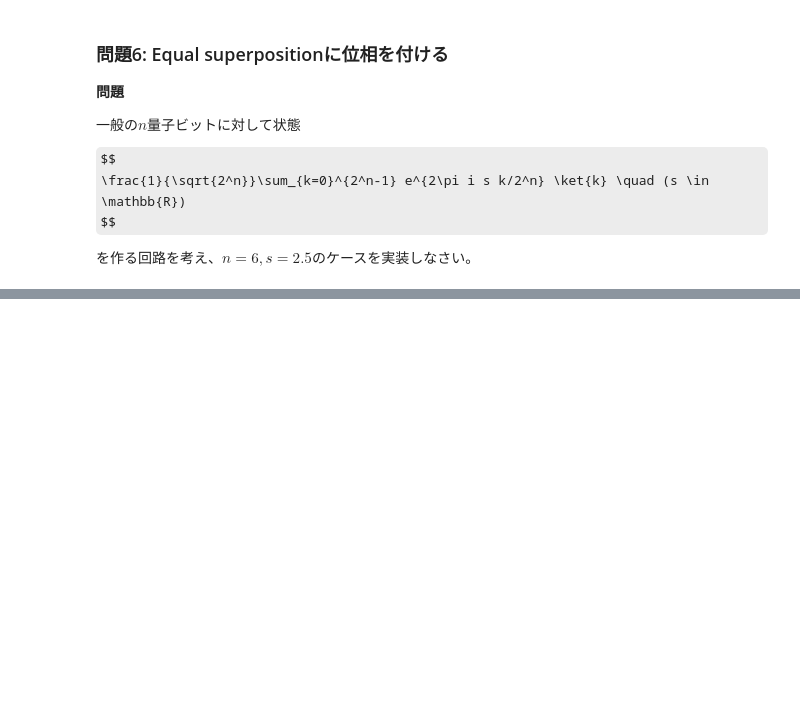
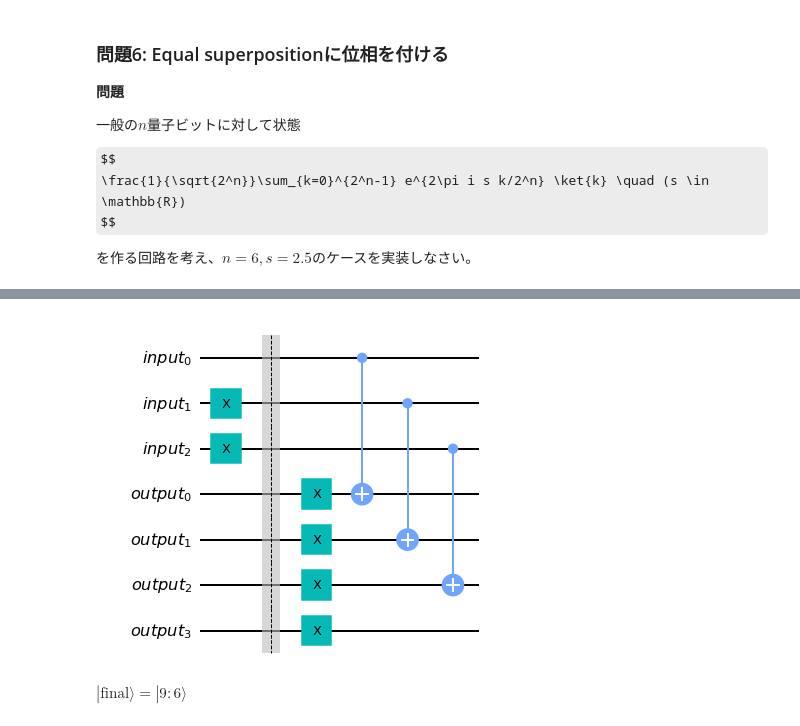
Before and after one commit to kterashi/qc-workbook-lecturenotes, a Jupyter notebook: ja/2022_04_21.ipynb, the cells around one changed output, grey strips where cells are left out. Saved outputs shown, nothing was run; the diff lists cells and outputs as text; code cells hidden in the pictures; some formulas as TeX source; blank space fills up the shorter version.

```diff
--- a/ja/2022_04_21.ipynb
+++ b/ja/2022_04_21.ipynb
@@ -493,0 +289,26 @@ fig.subplots_adjust(bottom=-0.2)
+# %%
+input_register = QuantumRegister(3, name='input')
+output_register = QuantumRegister(4, name='output')
+
+circuit = QuantumCircuit(input_register, output_register)
+
+# input_registerに適当な値（6）を入力
+circuit.x(input_register[1])
+circuit.x(input_register[2])
+
+circuit.barrier()
+
+# ここからが引き算をするU_f
+# まずoutput_registerの全てのビットを立てる
+circuit.x(output_register)
+for idx in range(3):
+    # その上で、CNOTを使ってinput_registerでビットが1である時にoutput_registerの対応するビットが0にする
+    circuit.cx(input_register[idx], output_register[idx])
+
+circuit.draw('mpl')
+# %% [output]
+[figure, added]
+# %%
+Math(statevector_expr(circuit, register_sizes=[3, 4]))
+# %% [output]
+$\displaystyle | \text{final} \rangle =  |9:6\rangle$
```
Also changed, not shown: parts of 67 cells of this notebook.
